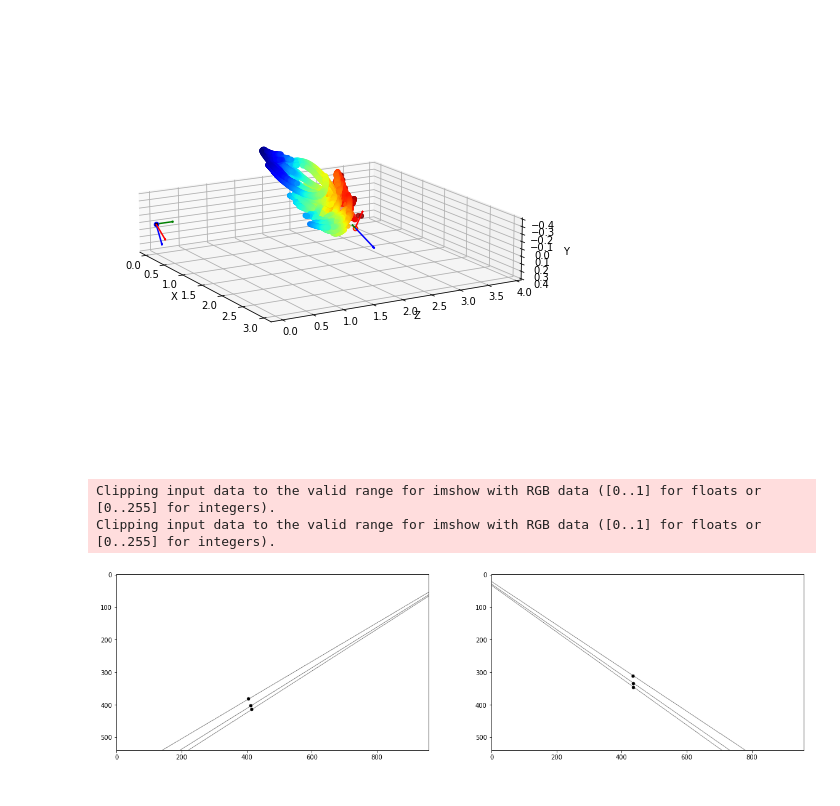
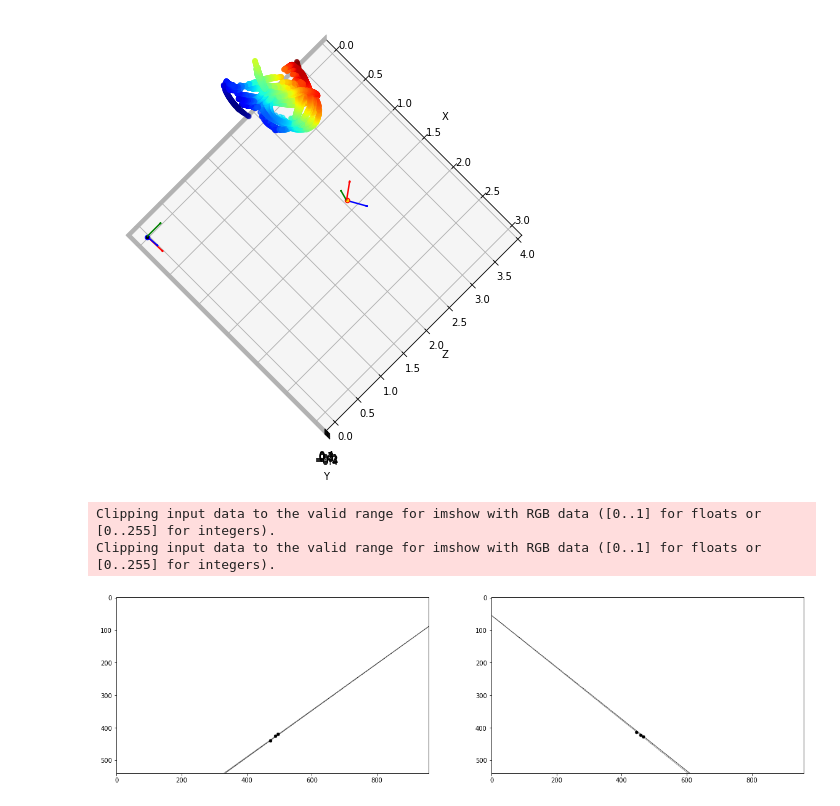
Before and after one commit to debOliveira/MoCapRasp, a Jupyter notebook: central/debugOnline.ipynb, the cells around one changed output. Cells and saved outputs as stored; diff of their text form; code cells hidden in the pictures.

```diff
--- a/central/debugOnline.ipynb
+++ b/central/debugOnline.ipynb
@@ -13,6 +13,7 @@ import random
 from myLib import estimateFundMatrix_8norm,decomposeEssentialMat
 # %%
-dfCSV = np.genfromtxt('dataset_2.6m/working3/cam_all.csv', delimiter=',')
+#dfCSV = np.genfromtxt('dataset_2.6m/working3/cam_all.csv', delimiter=',')
+dfCSV = np.genfromtxt('cam_all.csv', delimiter=',')
 verbose = False
 # %%
 def orderCenterCoord(centerCoord, prevCenterCoord, otherCamOrder = 0):
@@ -85,11 +86,13 @@ while i!=dfCSV.shape[0]:
         if invalid[idx]>=10 or not counter[idx]:
             if certainty[idx]:
                 beg,end = intervals[idx][-1],counter[idx]-1
-                timeIntervals[idx].append([dfOrig[idx][beg][6],dfOrig[idx][end][6]])
-                print('camera #'+str(idx)+' valid from '+str(round(dfOrig[idx][beg][6]/1e6,2))+'s to '+str(round(dfOrig[idx][end][6]/1e6,2))+'s')
+                timeIntervals[idx].append([dfOrig[idx][beg,6],dfOrig[idx][end,6]])
+                if not idx: print('camera #'+str(idx)+' valid from '+str(round(dfOrig[idx][beg,6]/1e6,2))+'s to '+str(round(dfOrig[idx][end][6]/1e6,2))+'s')
             prev,certainty[idx] = [],False
             intervals[idx].append(counter[idx])
-        else: prev = np.array(dfOrig[idx][-1][0:6]).reshape(1,-2)
+        else:
+            if not (counter[idx]-1): prev = np.array(dfOrig[idx][0:6]).reshape(-1,2)
+            else: prev = np.array(dfOrig[idx][-1,0:6]).reshape(-1,2)
         undCoord, _ = orderCenterCoord(undCoord,prev)
         undCoord = np.array(undCoord)
     else:
@@ -99,30 +102,38 @@ while i!=dfCSV.shape[0]:
         continue
     # update loop variables
     lastTime[idx],lastImgNumber[idx],invalid[idx] = time,imgNumber,0
+    if not counter[idx]: dfOrig[idx] = np.hstack((undCoord.reshape(6),time))
+    else: dfOrig[idx] = np.vstack((dfOrig[idx],np.hstack((undCoord.reshape(6),time))))
     counter[idx]+=1
-    dfOrig[idx].append(np.hstack((undCoord.reshape(6),time)))
     # check if ABC is in order smaller to largest
     if not certainty[idx]:
         for [A,B,C] in undCoord.reshape([-1, 3, 2]):
             if np.linalg.norm(A-B)/np.linalg.norm(C-B)>(2-tol) and np.linalg.norm(A-B)>20:
                 swap[idx] += 1
                 if swap[idx]>2:
-                    #print(idx,time/1e6,intervals[idx][-1],counter[idx])
-                    #print(A,B,C)
                     swap[idx],certainty[idx] = 0,True
-                    dfOrig[idx][intervals[idx][-1]:counter[idx]][0:2],dfOrig[idx][intervals[idx][-1]:counter[idx]][4:6]=dfOrig[idx][intervals[idx][-1]:counter[idx]][4:6],dfOrig[idx][intervals[idx][-1]:counter[idx]][0:2]
-            if np.linalg.norm(C-B)/np.linalg.norm(A-B)>(2-tol) and np.linalg.norm(C-B)>20:
-                certainty[idx] = True
-                #print(idx,time/1e6)
-                #print(A,B,C)
+                    dfOrig[idx][intervals[idx][-1]:counter[idx],0:2],dfOrig[idx][intervals[idx][-1]:counter[idx],4:6] = np.copy(dfOrig[idx][intervals[idx][-1]:counter[idx],4:6]),np.copy(dfOrig[idx][intervals[idx][-1]:counter[idx],0:2])
+            if np.linalg.norm(C-B)/np.linalg.norm(A-B)>(2-tol) and np.linalg.norm(C-B)>20:  certainty[idx] = True
 
 # get last interval
 for idx in range(2):
     if certainty[idx]:
         beg,end = intervals[idx][-1],counter[idx]-1
-        timeIntervals[idx].append([dfOrig[idx][beg][6],dfOrig[idx][end][6]])
-        print('camera #'+str(idx)+' valid from '+str(round(dfOrig[idx][beg][6]/1e6,2))+'s to '+str(round(dfOrig[idx][end][6]/1e6,2))+'s')
-    dfOrig[idx] = np.array(dfOrig[idx])
+        timeIntervals[idx].append([dfOrig[idx][beg,6],dfOrig[idx][end,6]])
+        print('camera #'+str(idx)+' valid from '+str(round(dfOrig[idx][beg,6]/1e6,2))+'s to '+str(round(dfOrig[idx][end,6]/1e6,2))+'s')
+
+## verbose
+#os.system('rm pics/cam1/*')
+#os.system('rm pics/cam2/*')
+'''for idx in range(2):
+    for j in range(0,dfOrig[idx].shape[0]):
+        pts,name,img,k = dfOrig[idx][j,0:6].reshape(-1,2),int(dfOrig[idx][j,6]),np.ones((540,960,3))*255,0
+        for k in range(0,3):
+            pt = pts.reshape(-1,2)[k]
+            center = (int(np.round(pt[0]*16)),int(np.round(pt[1]*16)))
+            circle(img,center,10,(255,0,0),5,shift=4)
+            putText(img,str(k),(int(center[0]/16)-25, int(center[1]/16)-25),FONT_HERSHEY_SIMPLEX,0.5,(255,0,0),2)
+        imwrite('pics/cam'+str(idx+1)+'/'+str(name).zfill(20)+'.jpg',img)'''
 
 # compute valid time intersection for interpolation
 intersections = [[max(first[0], second[0]), min(first[1], second[1])]
@@ -365,35 +371,35 @@ ax.set_xlabel('X')
 ax.set_ylabel('Z')
 ax.set_zlabel('Y')
 scale = 0.3
 x,y,z = np.array([scale, 0, 0]), np.array([0, scale, 0]),np.array([0, 0, scale])
 # rotate second camera to the same plane
 t_aux = np.matmul(-t, R)*lamb/100
 theta = np.arctan2(t_aux[0][1],t_aux[0][0])
 Rz = np.array([[np.cos(-theta),np.sin(-theta),0], [np.sin(-theta), np.cos(-theta),0], [0,0,1]])
 x,y,z = np.matmul(Rz, x),np.matmul(Rz, y),np.matmul(Rz, z)
 ax.quiver(0, 0, 0, x[0], x[2], x[1], arrow_length_ratio=0.1, edgecolors="r")
 ax.quiver(0, 0, 0, y[0], y[2], y[1], arrow_length_ratio=0.1, edgecolors="b")
 ax.quiver(0, 0, 0, z[0], z[2], z[1], arrow_length_ratio=0.1, edgecolors="g")
 ax.scatter(0, 0, 0, edgecolor="blue", facecolor="black")
 x,y,z = np.array([scale, 0, 0]), np.array([0, scale, 0]),np.array([0, 0, scale])
 x,y,z = np.matmul(R.T, x),np.matmul(R.T, y),np.matmul(R.T, z)
 x,y,z = np.matmul(Rz, x),np.matmul(Rz, y),np.matmul(Rz, z)
 t_new,points3d_new = np.matmul(Rz,t_aux.T).T,np.matmul(Rz,points3d.T).T
 ax.quiver(t_new[0][0], t_new[0][2], t_new[0][1], x[0], x[2], x[1], arrow_length_ratio=0.1, edgecolors="r")
 ax.quiver(t_new[0][0], t_new[0][2], t_new[0][1], y[0], y[2], y[1], arrow_length_ratio=0.1, edgecolors="b")
 ax.quiver(t_new[0][0], t_new[0][2], t_new[0][1], z[0], z[2], z[1], arrow_length_ratio=0.1, edgecolors="g")
 ax.scatter(t_new[0][0], t_new[0][2], t_new[0][1], edgecolor="r", facecolor="gold")
 cmhot = plt.get_cmap("jet")
 #ax.view_init(elev=0, azim=-90)  # -37.5,30
 #ax.view_init(elev=-70, azim=-120)  # -37.5,30
-ax.view_init(elev=15, azim=-30)  # -37.5,30
+ax.view_init(elev=90, azim=-40)  # -37.5,30
 ax.scatter(points3d_new[:, 0]*lamb/100, points3d_new[:, 2]*lamb/100, points3d_new[:, 1]*lamb/100, c=points3d_new[:, 2], cmap=cmhot)
 plt.gca().invert_zaxis()
 ax.get_proj = lambda: np.dot(Axes3D.get_proj(ax), np.diag([1., 1., .3, 1.]))
 plt.draw()
 plt.show()
 # %% [output]
-[figure, old version]
+[figure, new version]
 # %%
 img1,img2,k = np.ones((540,960))*255,np.ones((540,960))*255,100
 pts1,pts2 = np.int32(centroids1[k:k+3].reshape(-1,2)),np.int32(centroids2[k:k+3].reshape(-1,2))
@@ -427,4 +433,4 @@ plt.show()
 # %% [output]
 Clipping input data to the valid range for imshow with RGB data ([0..1] for floats or [0..255] for integers).
 Clipping input data to the valid range for imshow with RGB data ([0..1] for floats or [0..255] for integers).
-[figure, old version]
+[figure, new version]
```
Also changed, not shown: parts of 6 cells of this notebook, 1 other file.
